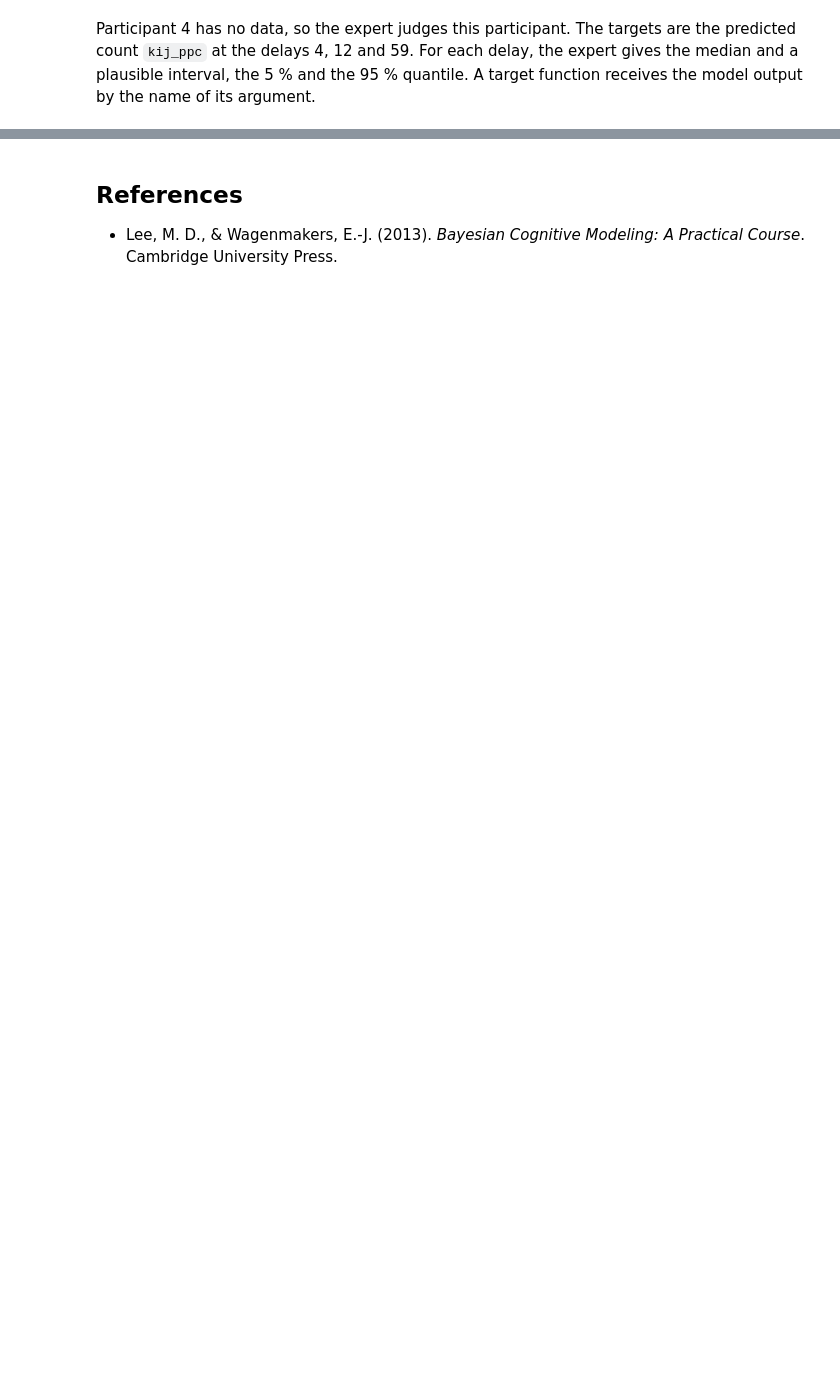
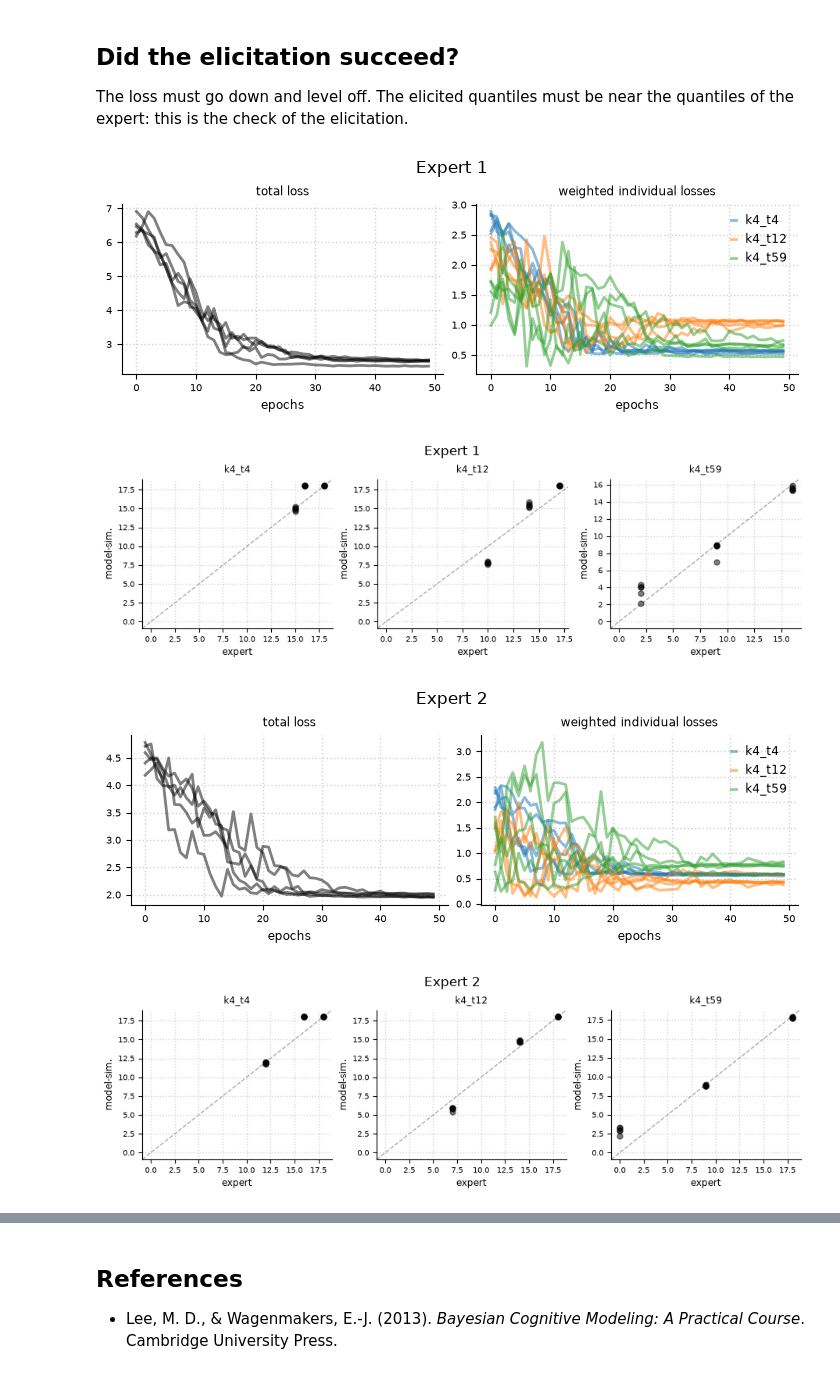
Before and after one commit to florence-bockting/elicito, a Jupyter notebook: docs/case-studies/memory-retention.ipynb, the cells around one changed output, grey strips where cells are left out. Drawn from its saved outputs; the diff is of its cells as text; code cells hidden in the pictures; blank space fills up the shorter version.

```diff
--- a/docs/case-studies/memory-retention.ipynb
+++ b/docs/case-studies/memory-retention.ipynb
@@ -181,26 +388,25 @@ the model. `adapter_pymc.parameters` shows the priors that it reads.
+# %%
+fits = {}
+for expert, quantiles in EXPERTS.items():
+    eliobj = el.Elicit(
+        model, targets, seeds=(1, 2, 3, 4, 5), epochs=400, kappa=0.1, verbose=False
+    )
+    fits[expert] = eliobj.fit(quantiles)
 # %% [markdown]
-Participant 4 has no data, so the expert judges this participant. The
-targets are the predicted count `kij_ppc` at the delays 4, 12 and 59. For
-each delay, the expert gives the median and a plausible interval, the 5 %
-and the 95 % quantile. A target function receives the model output by the
-name of its argument.
+## Did the elicitation succeed?
+
+The loss must go down and level off. The elicited quantiles must be near
+the quantiles of the expert: this is the check of the elicitation.
 # %%
-def recall_at(j: int) -> Any:
-    """Return a target function that selects delay j of participant 4"""
-
-    def target(kij_ppc: Any) -> Any:
-        return kij_ppc[:, :, 3, j]
-
-    return target
-
-
-DELAYS = (2, 4, 7)  # indices of t: delays 4, 12 and 59
-QUANTILES = (0.05, 0.50, 0.95)
-
-
-def targets_at(delays: tuple[int, ...]) -> list[Any]:
-    """Return one quantile target for each delay index"""
-    return [
-        el.quantiles(f"k4_t{t[j]}", output=recall_at(j), probs=QUANTILES)
-        for j in delays
-    ]
+for expert, fit in fits.items():
+    fig, _ = fit.plot.loss(figsize=(7, 2.6))
+    fig.suptitle(expert)
+    plt.show()
+    fig, _ = fit.plot.elicits(cols=3, figsize=(9, 2.8))
+    fig.suptitle(expert)
+    plt.show()
+# %% [output]
+[figure, added]
+[figure, added]
+[figure, added]
+[figure, added]
```
Also changed, not shown: parts of 40 cells of this notebook, 1 other file.
